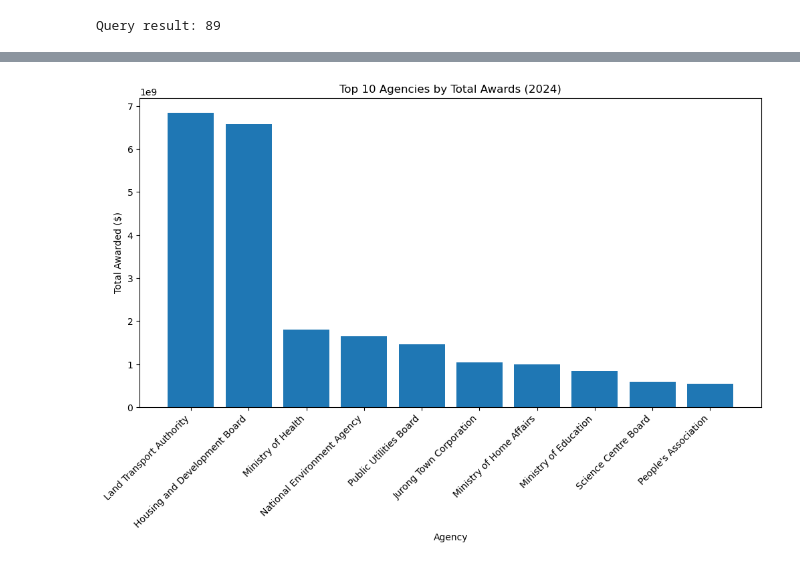
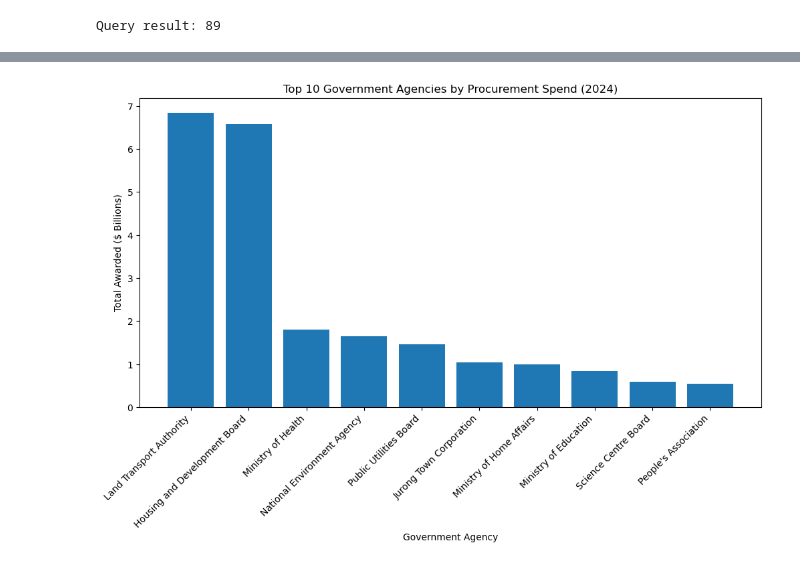
Before and after one commit to khairiah/gov_procurement, a Jupyter notebook: Procurement.ipynb, the cells around one changed output, grey strips where cells are left out. Saved outputs shown, nothing was run; the diff lists cells and outputs as text; code cells hidden in the pictures.

```diff
--- a/Procurement.ipynb
+++ b/Procurement.ipynb
@@ -629,9 +749,11 @@ df.columns.tolist()
 # %%
 # Create database in postgresql
-engine = db.create_engine('postgresql+psycopg2://postgres:admin@localhost:5435/procurement')
+engine = db.create_engine('postgresql+psycopg2://postgres:admin@localhost:5432/procurement')
 
 # create database
 create_database(engine.url)
 
 # release resources associated with engine
 engine.dispose()
+
+# note: if database already exists in postgres, it will throw an error
@@ -638,8 +765,5 @@ engine.dispose()
 # %%
 # Creating tables
-# Using username postgres, password admin, and *EXISTING* database starter
-# Create SQLAlchemy engine
-engine = db.create_engine('postgresql://postgres:admin@localhost:5432/procurement')
 # %%
 commands = [
 
@@ -851,23 +990,22 @@ plt.show()
 # %%
 # Top 10 agencies by total amount procured spent
 query = """
 SELECT a.agency, SUM(f.awarded_amt) AS total_awarded
 FROM fact_awards f
 JOIN dim_agency a ON f.agency_id = a.agency_id
 WHERE f.award_date BETWEEN '2024-01-01' AND '2024-12-31'
 GROUP BY a.agency
 ORDER BY total_awarded DESC
 LIMIT 10;
 """
 df_agency_2024 = pd.read_sql(text(query), engine)
 
-# plot
 plt.figure(figsize=(12,6))
-plt.bar(df_agency_2024['agency'], df_agency_2024['total_awarded'])
-plt.title("Top 10 Agencies by Total Awards (2024)")
-plt.xlabel("Agency")
-plt.ylabel("Total Awarded ($)")
+plt.bar(df_agency_2024['agency'], df_agency_2024['total_awarded'] / 1e9)
+plt.title("Top 10 Government Agencies by Procurement Spend (2024)")
+plt.xlabel("Government Agency")
+plt.ylabel("Total Awarded ($ Billions)")
 plt.xticks(rotation=45, ha="right")
 plt.show()
 # %% [output]
-[figure, old version]
+[figure, new version]
```
Also changed, not shown: parts of 28 cells of this notebook.
